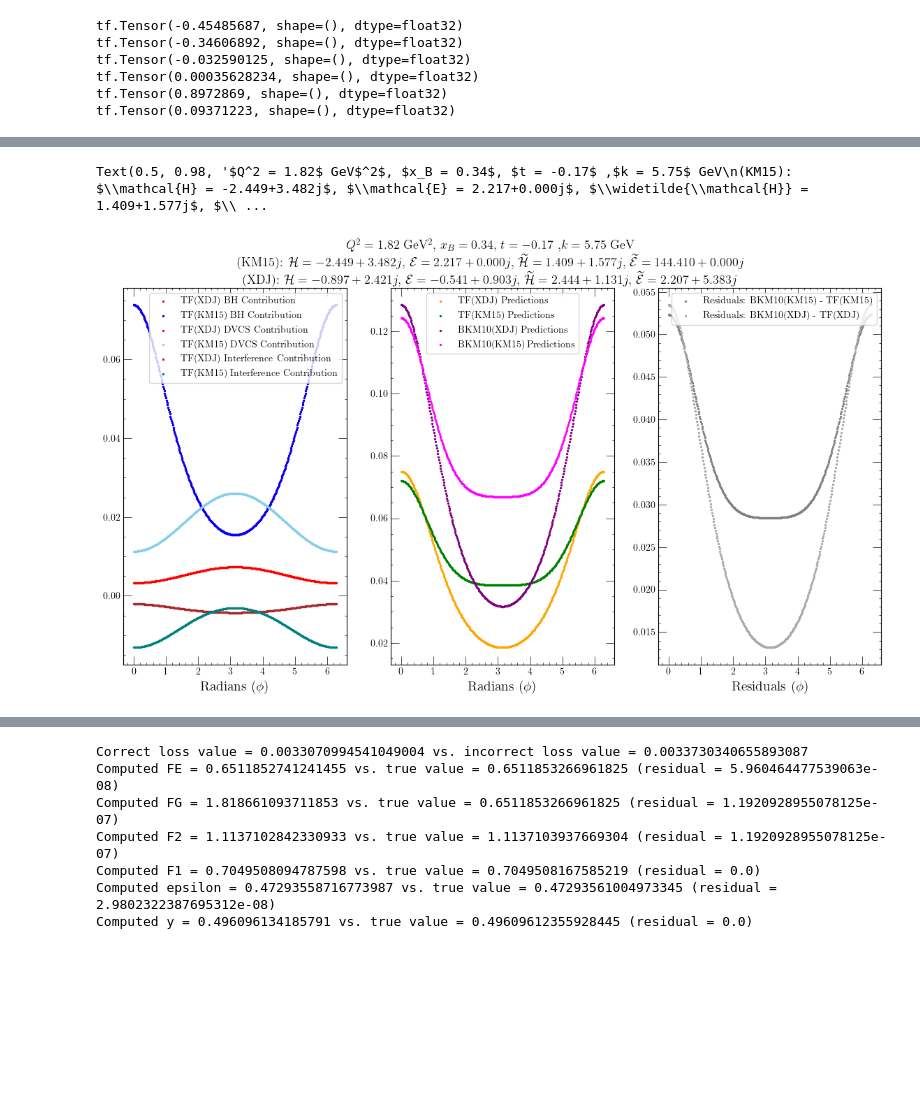
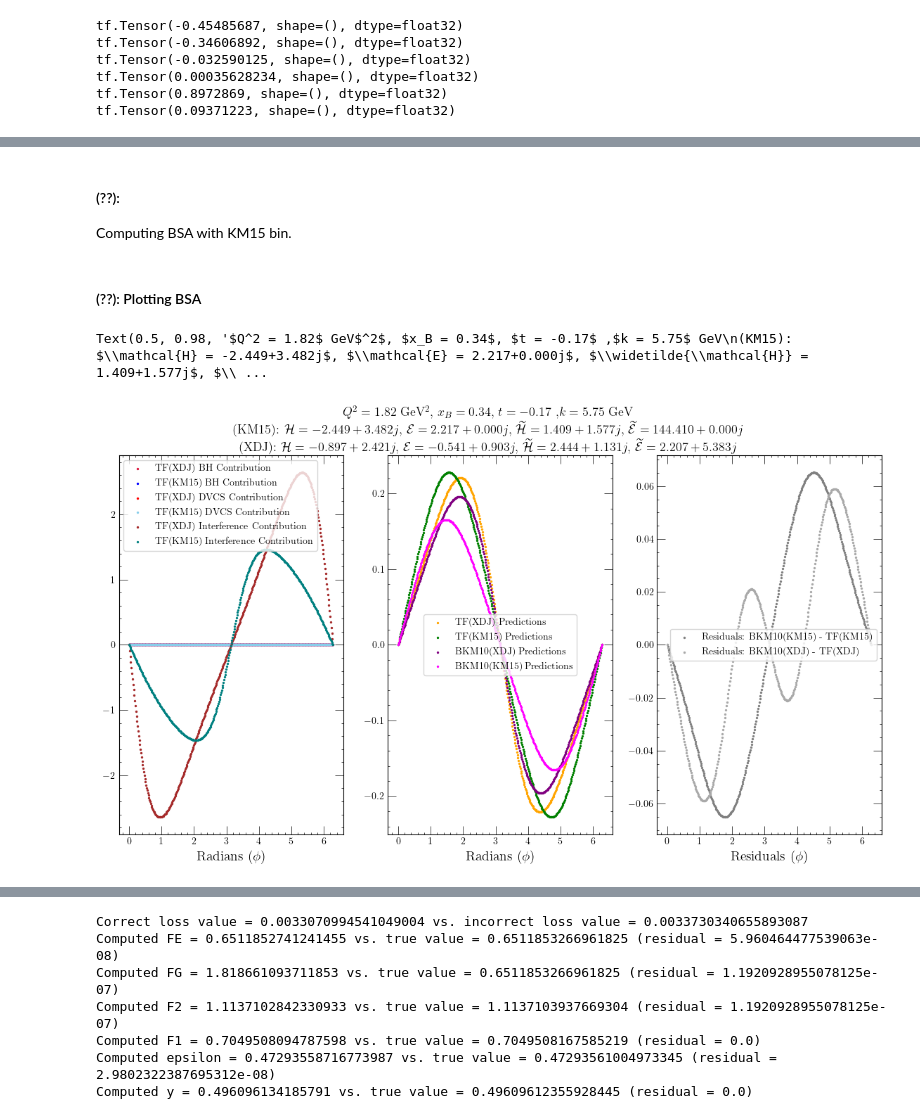
Before and after one commit to JayDanielsss/gpd_dnn, a Jupyter notebook: closure_test/closure_test.ipynb, the cells around one changed output, grey strips where cells are left out. Saved outputs shown, nothing was run; the diff lists cells and outputs as text; code cells hidden in the pictures; blank space fills up the shorter version.

Commit message:
some extra code in closure test

```diff
--- a/closure_test/closure_test.ipynb
+++ b/closure_test/closure_test.ipynb
@@ -722,14 +798,14 @@ def bh_unp_c2(
 def bh_squared(lep_helicity, target_polar, q_sq, xb, t, ep, y, k, f1, f2, phi, p1, p2):
 
     if lep_helicity == 0.0 and target_polar == 0.0:
-        bh_c0 = bh_unp_c0(q_sq, xb, t, ep, y, k, f1, f2)
-        bh_c1 = bh_unp_c1(q_sq, xb, t, ep, y, k, f1, f2)
-        bh_c2 = bh_unp_c2(xb, t, k, f1, f2)
+        bh_c0 = 0.5 * (bh_unp_c0(q_sq, xb, t, ep, y, k, f1, f2) + bh_unp_c0(q_sq, xb, t, ep, y, k, f1, f2))
+        bh_c1 = 0.5 * (bh_unp_c1(q_sq, xb, t, ep, y, k, f1, f2) + bh_unp_c1(q_sq, xb, t, ep, y, k, f1, f2))
+        bh_c2 = 0.5 * (bh_unp_c2(xb, t, k, f1, f2) + bh_unp_c2(xb, t, k, f1, f2))
     elif lep_helicity == 1.0 and target_polar == 0.0:
         bh_c0 = bh_unp_c0(q_sq, xb, t, ep, y, k, f1, f2)
         bh_c1 = bh_unp_c1(q_sq, xb, t, ep, y, k, f1, f2)
         bh_c2 = bh_unp_c2(xb, t, k, f1, f2)
-    elif lep_helicity == 0.0 and target_polar == 1.0:
+    elif lep_helicity == -1.0 and target_polar == 0.0:
         bh_c0 = bh_unp_c0(q_sq, xb, t, ep, y, k, f1, f2)
         bh_c1 = bh_unp_c1(q_sq, xb, t, ep, y, k, f1, f2)
         bh_c2 = bh_unp_c2(xb, t, k, f1, f2)
@@ -1852,0 +2167,4 @@ tf_cross_section_km15 = (
+# %% [markdown]
+#### (??):
+
+Computing BSA with KM15 bin.
@@ -1853,78 +2202,80 @@ tf_cross_section_km15 = (
+# %% [markdown]
+#### (??): Plotting BSA
 # %%
-xsec_test_fig, xsec_test_ax = plt.subplots(1, 3, figsize = (14, 7))
+bsa_test_fig, bsa_test_ax = plt.subplots(1, 3, figsize = (14, 7))
 
 # BH(XDJ)
-xsec_test_ax[0].scatter(
-    phi_array_in_radians, _CONVERSION_FACTOR*_QED_FINE_STRUCTURE**3*TEST_X_BJORKEN*TEST_Y*bh_xdj / (16. * tf.square(tf.constant(np.pi)) * TEST_Q_SQUARED * tf.sqrt(1. + TEST_EP**2)),
+bsa_test_ax[0].scatter(
+    phi_array_in_radians, ((unp_target_plus_beam_bsa_bh_xdj - unp_target_minus_beam_bsa_bh_xdj) / (unp_target_plus_beam_bsa_bh_xdj + unp_target_minus_beam_bsa_bh_xdj)),
     color = "crimson", s = 2., label = "TF(XDJ) BH Contribution")
 
 # BH(KM15)
-xsec_test_ax[0].scatter(
-    phi_array_in_radians, _CONVERSION_FACTOR*_QED_FINE_STRUCTURE**3*TEST_X_BJORKEN*TEST_Y*bh_km15 / (16. * tf.square(tf.constant(np.pi)) * TEST_Q_SQUARED * tf.sqrt(1. + TEST_EP**2)),
+bsa_test_ax[0].scatter(
+    phi_array_in_radians, ((unp_target_plus_beam_bsa_bh_km15 - unp_target_minus_beam_bsa_bh_km15) / (unp_target_plus_beam_bsa_bh_km15 + unp_target_minus_beam_bsa_bh_km15)),
     color = "blue", s = 2., label = "TF(KM15) BH Contribution")
 
 # DVCS(XDJ)
-xsec_test_ax[0].scatter(
-    phi_array_in_radians, _CONVERSION_FACTOR*_QED_FINE_STRUCTURE**3*TEST_X_BJORKEN*TEST_Y*dvcs_xdj / (16. * tf.square(tf.constant(np.pi)) * TEST_Q_SQUARED * tf.sqrt(1. + TEST_EP**2)),
+bsa_test_ax[0].scatter(
+    phi_array_in_radians, ((unp_target_plus_beam_bsa_dvcs_xdj - unp_target_minus_beam_bsa_dvcs_xdj) / (unp_target_plus_beam_bsa_dvcs_xdj + unp_target_minus_beam_bsa_dvcs_xdj)),
     color = "red", s = 2., label = "TF(XDJ) DVCS Contribution")
 
     # DVCS(KM15)
-xsec_test_ax[0].scatter(
-    phi_array_in_radians, _CONVERSION_FACTOR*_QED_FINE_STRUCTURE**3*TEST_X_BJORKEN*TEST_Y*dvcs_km15 / (16. * tf.square(tf.constant(np.pi)) * TEST_Q_SQUARED * tf.sqrt(1. + TEST_EP**2)),
+bsa_test_ax[0].scatter(
+    phi_array_in_radians, ((unp_target_plus_beam_bsa_dvcs_km15 - unp_target_minus_beam_bsa_dvcs_km15) / (unp_target_plus_beam_bsa_dvcs_km15 + unp_target_minus_beam_bsa_dvcs_km15)),
     color = "skyblue", s = 2., label = "TF(KM15) DVCS Contribution")
 
 # I(XDJ)
-xsec_test_ax[0].scatter(
-    phi_array_in_radians, _CONVERSION_FACTOR*_QED_FINE_STRUCTURE**3*TEST_X_BJORKEN*TEST_Y*interference_xdj / (16. * tf.square(tf.constant(np.pi)) * TEST_Q_SQUARED * tf.sqrt(1. + TEST_EP**2)),
+bsa_test_ax[0].scatter(
+    phi_array_in_radians, ((unp_target_plus_beam_bsa_interference_xdj - unp_target_minus_beam_bsa_interference_xdj) / (unp_target_plus_beam_bsa_interference_xdj + unp_target_minus_beam_bsa_interference_xdj)),
     color = "brown", s = 2., label = "TF(XDJ) Interference Contribution")
 
 # I(KM15)
-xsec_test_ax[0].scatter(
-    phi_array_in_radians, _CONVERSION_FACTOR*_QED_FINE_STRUCTURE**3*TEST_X_BJORKEN*TEST_Y*interference_km15 / (16. * tf.square(tf.constant(np.pi)) * TEST_Q_SQUARED * tf.sqrt(1. + TEST_EP**2)),
+bsa_test_ax[0].scatter(
+    phi_array_in_radians, ((unp_target_plus_beam_bsa_interference_km15 - unp_target_minus_beam_bsa_interference_km15) / (unp_target_plus_beam_bsa_interference_km15 + unp_target_minus_beam_bsa_interference_km15)),
     color = "teal", s = 2., label = "TF(KM15) Interference Contribution")
 
 # SIGMA(BKM10(XDJ))
-xsec_test_ax[1].scatter(
-    phi_array_in_radians, tf_cross_section_xdj,
+bsa_test_ax[1].scatter(
+    phi_array_in_radians, tf_unp_target_bsa_xdj,
     color = "orange", s = 2., label = "TF(XDJ) Predictions")
 
 # SIGMA(BKM10(KM15))
-xsec_test_ax[1].scatter(
-    phi_array_in_radians, tf_cross_section_km15,
+bsa_test_ax[1].scatter(
+    phi_array_in_radians, tf_unp_target_bsa_km15,
     color = "green", s = 2., label = "TF(KM15) Predictions")
 
 # SIGMA(BKM10(XDJ))
-xsec_test_ax[1].scatter(
-    phi_array_in_radians, bkm10_cross_sections_xdj,
+bsa_test_ax[1].scatter(
+    phi_array_in_radians, bkm10_bsa_xdj,
     color = "purple", s = 2., label = "BKM10(XDJ) Predictions")
 
 # SIGMA(BKM10(KM15))
-xsec_test_ax[1].scatter(
-    phi_array_in_radians, bkm10_cross_sections_km15,
+bsa_test_ax[1].scatter(
+    phi_array_in_radians, bkm10_bsa_km15,
     color = "magenta", s = 2., label = "BKM10(KM15) Predictions")
 
 # residuals
-xsec_test_ax[2].scatter(
-    phi_array_in_radians, (bkm10_cross_sections_km15 - tf_cross_section_km15),
+bsa_test_ax[2].scatter(
+    phi_array_in_radians, (bkm10_bsa_km15 - tf_unp_target_bsa_km15),
     color = "gray", s = 2., label = "Residuals: BKM10(KM15) - TF(KM15)"
 )
 
 # residuals
-xsec_test_ax[2].scatter(
-    phi_array_in_radians, (bkm10_cross_sections_xdj - tf_cross_section_xdj),
+bsa_test_ax[2].scatter(
+    phi_array_in_radians, (bkm10_bsa_xdj - tf_unp_target_bsa_km15),
     color = "darkgray", s = 2., label = "Residuals: BKM10(XDJ) - TF(XDJ)"
 )
 
-xsec_test_ax[0].set_xlabel(r"Radians ($\phi$)", fontsize = 14)
-xsec_test_ax[1].set_xlabel(r"Radians ($\phi$)", fontsize = 14)
-xsec_test_ax[2].set_xlabel(r"Residuals ($\phi$)", fontsize = 14)
+bsa_test_ax[0].set_xlabel(r"Radians ($\phi$)", fontsize = 14)
+bsa_test_ax[1].set_xlabel(r"Radians ($\phi$)", fontsize = 14)
+bsa_test_ax[2].set_xlabel(r"Residuals ($\phi$)", fontsize = 14)
 
-xsec_test_ax[0].legend()
-xsec_test_ax[1].legend()
-xsec_test_ax[2].legend()
+bsa_test_ax[0].legend()
+bsa_test_ax[1].legend()
+bsa_test_ax[2].legend()
 
-xsec_test_fig.suptitle(f"{title_string}\n(KM15): {km15_cff_string}\n(XDJ): {xdj_cff_string}", fontsize = 13)
+bsa_test_fig.suptitle(f"{title_string}\n(KM15): {km15_cff_string}\n(XDJ): {xdj_cff_string}", fontsize = 13)
 # %% [output]
 Text(0.5, 0.98, '$Q^2 = 1.82$ GeV$^2$, $x_B = 0.34$, $t = -0.17$ ,$k = 5.75$ GeV\n(KM15): $\\mathcal{H} = -2.449+3.482j$, $\\mathcal{E} = 2.217+0.000j$, $\\widetilde{\\mathcal{H}} = 1.409+1.577j$, $\\ ...
-[figure, old version]
+[figure, new version]
 # %% [markdown]
```
Also changed, not shown: parts of 94 cells of this notebook, 4 other files.
